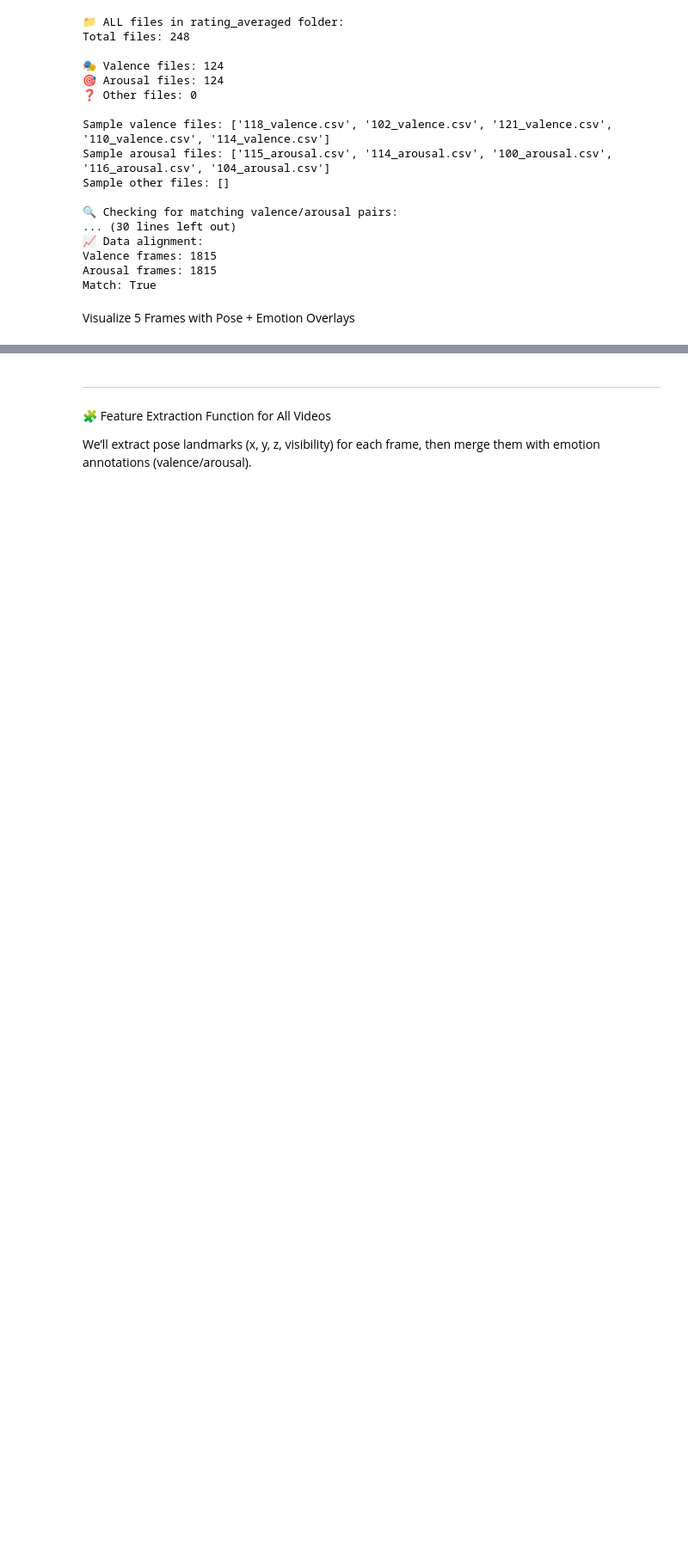
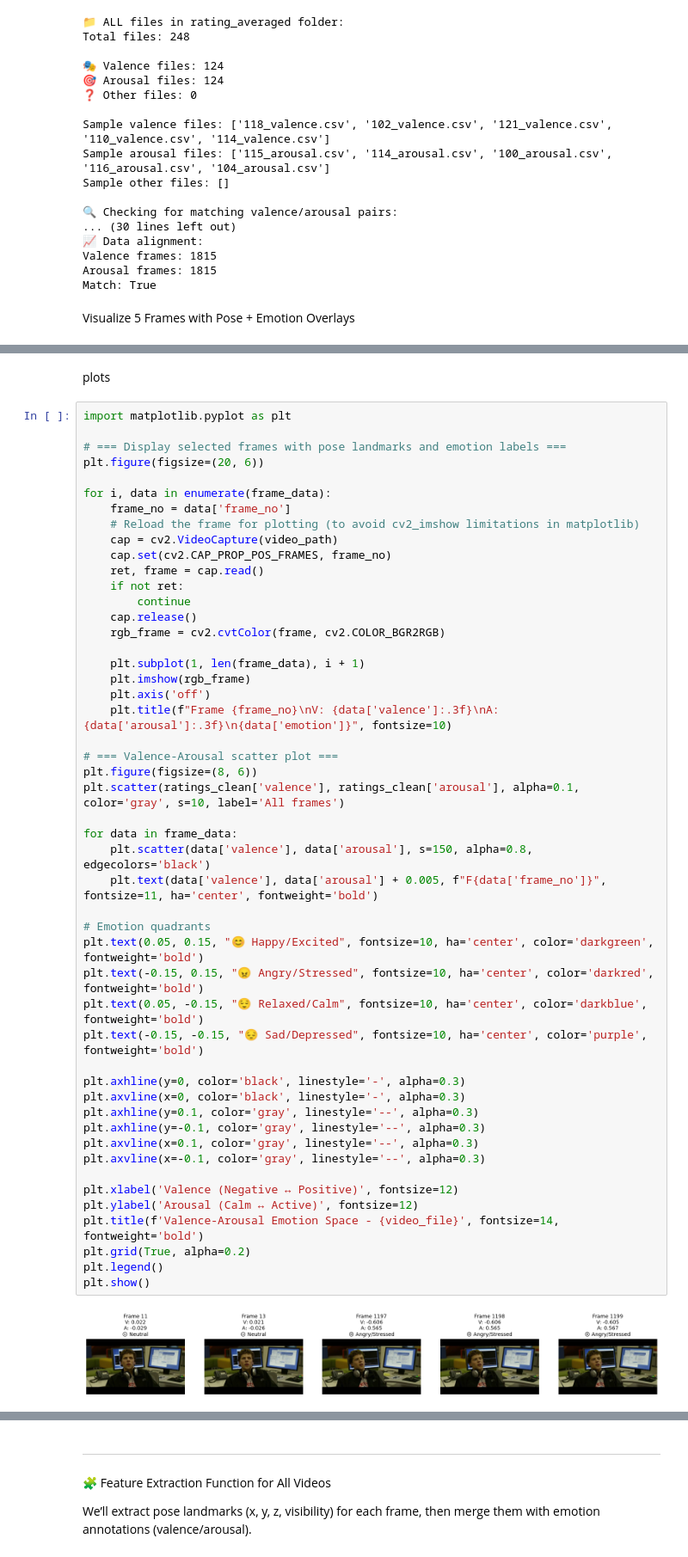
Before and after one commit to amenihosni/EmotionAndBodyLanguageAnalysis, a Jupyter notebook: EmotionAndBodyLanguageAnalysis.ipynb, the cells around one changed output, grey strips where cells are left out. Shown at 86% size. Drawn from its saved outputs; the diff is of its cells as text; blank space fills up the shorter version.

Commit message:
ImprovingVisualisation

```diff
--- a/EmotionAndBodyLanguageAnalysis.ipynb
+++ b/EmotionAndBodyLanguageAnalysis.ipynb
@@ -657,0 +570,53 @@ Average arousal: 0.043
+# %% [markdown]
+plots
+# %%
+import matplotlib.pyplot as plt
+
+# === Display selected frames with pose landmarks and emotion labels ===
+plt.figure(figsize=(20, 6))
+
+for i, data in enumerate(frame_data):
+    frame_no = data['frame_no']
+    # Reload the frame for plotting (to avoid cv2_imshow limitations in matplotlib)
+    cap = cv2.VideoCapture(video_path)
+    cap.set(cv2.CAP_PROP_POS_FRAMES, frame_no)
+    ret, frame = cap.read()
+    if not ret:
+        continue
+    cap.release()
+    rgb_frame = cv2.cvtColor(frame, cv2.COLOR_BGR2RGB)
+
+    plt.subplot(1, len(frame_data), i + 1)
+    plt.imshow(rgb_frame)
+    plt.axis('off')
+    plt.title(f"Frame {frame_no}\nV: {data['valence']:.3f}\nA: {data['arousal']:.3f}\n{data['emotion']}", fontsize=10)
+
+# === Valence-Arousal scatter plot ===
+plt.figure(figsize=(8, 6))
+plt.scatter(ratings_clean['valence'], ratings_clean['arousal'], alpha=0.1, color='gray', s=10, label='All frames')
+
+for data in frame_data:
+    plt.scatter(data['valence'], data['arousal'], s=150, alpha=0.8, edgecolors='black')
+    plt.text(data['valence'], data['arousal'] + 0.005, f"F{data['frame_no']}", fontsize=11, ha='center', fontweight='bold')
+
+# Emotion quadrants
+plt.text(0.05, 0.15, "😊 Happy/Excited", fontsize=10, ha='center', color='darkgreen', fontweight='bold')
+plt.text(-0.15, 0.15, "😠 Angry/Stressed", fontsize=10, ha='center', color='darkred', fontweight='bold')
+plt.text(0.05, -0.15, "😌 Relaxed/Calm", fontsize=10, ha='center', color='darkblue', fontweight='bold')
+plt.text(-0.15, -0.15, "😔 Sad/Depressed", fontsize=10, ha='center', color='purple', fontweight='bold')
+
+plt.axhline(y=0, color='black', linestyle='-', alpha=0.3)
+plt.axvline(x=0, color='black', linestyle='-', alpha=0.3)
+plt.axhline(y=0.1, color='gray', linestyle='--', alpha=0.3)
+plt.axhline(y=-0.1, color='gray', linestyle='--', alpha=0.3)
+plt.axvline(x=0.1, color='gray', linestyle='--', alpha=0.3)
+plt.axvline(x=-0.1, color='gray', linestyle='--', alpha=0.3)
+
+plt.xlabel('Valence (Negative ↔ Positive)', fontsize=12)
+plt.ylabel('Arousal (Calm ↔ Active)', fontsize=12)
+plt.title(f'Valence-Arousal Emotion Space - {video_file}', fontsize=14, fontweight='bold')
+plt.grid(True, alpha=0.2)
+plt.legend()
+plt.show()
+# %% [output]
+[figure, added]
```
Also changed, not shown: parts of 29 cells of this notebook.
